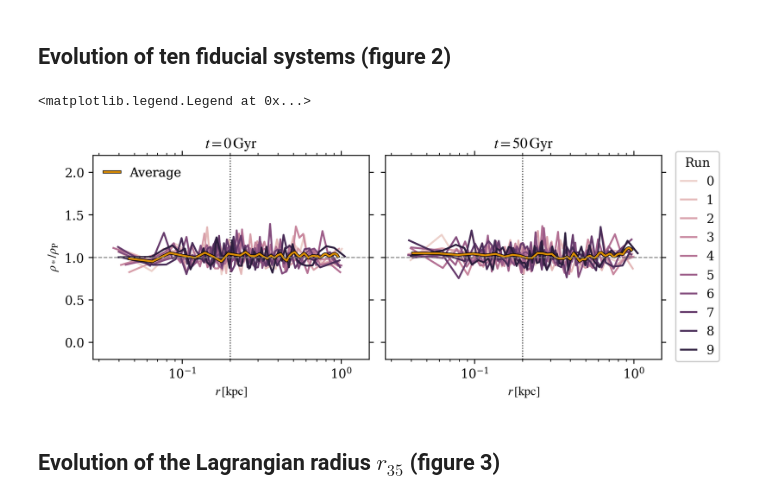
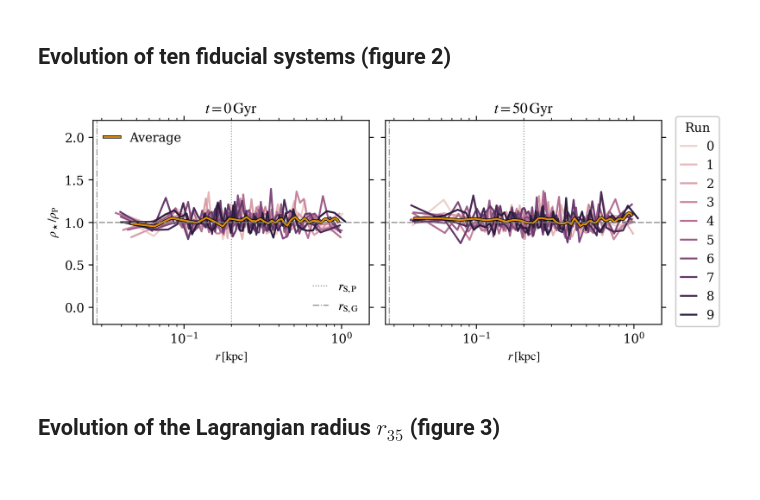
Before and after one commit to jennihak/stellar-cores-in-cuspy-halos, a Jupyter notebook: plotting/plotting.ipynb, the cells around one changed output. Saved outputs shown, nothing was run; the diff lists cells and outputs as text; code cells hidden in the pictures.

Commit message:
Update scripts and add figures

```diff
--- a/plotting/plotting.ipynb
+++ b/plotting/plotting.ipynb
@@ -325,9 +344,14 @@ fig, ax = plt.subplots(1, 2, figsize=(7, 3), sharey=True, sharex=True, layout='c
 axis_color = ax[0].spines["left"].get_edgecolor()
 axis_width = ax[0].spines["left"].get_linewidth()
 
-# Plummer scale radius
-for axis in ax:
-    axis.axvline(0.2, linestyle='dotted', linewidth=axis_width, color=axis_color)
+# Plummer scale radius and gravitational softening length
+for i, axis in enumerate(ax.flatten()):
+    if i == 0:
+        rP = axis.axvline(0.2, linestyle='dotted', color='grey', alpha=0.8, linewidth=axis_width, label=r'$r_\mathrm{S, P}$')
+        rG = axis.axvline(0.028, linestyle='dashdot', color='grey', alpha=0.8, linewidth=axis_width, label=r'$r_\mathrm{S, G}$')
+    else:
+        axis.axvline(0.2, linestyle='dotted', color='grey', alpha=0.8, linewidth=axis_width)
+        axis.axvline(0.028, linestyle='dashdot', color='grey', alpha=0.8, linewidth=axis_width)
 
 ### LEFT PANEL ###
 
@@ -364,6 +388,9 @@ ax[0].add_artist(ax0legend1)
 ax0legend2 = ax[0].legend(handles=avg2, framealpha=0, loc='upper left')
 ax[0].add_artist(ax0legend2)
 
+ax0legend3 = ax[0].legend(handles=[rP, rG], frameon=False, loc='lower right')
+ax[0].add_artist(ax0legend3)
+
 ### RIGHT PANEL ###
 
 file_pattern = f'../data/density_profiles/fiducial_*/stellar_density_fiducial_*_050Gyr_cut95_nbins50.txt'
@@ -380,38 +407,39 @@ for i, file in enumerate(file_list):
     plummer = P.density(radii)
     ratio = [x / y for x, y in zip(densities, plummer)]
 
     ax[1].plot(radii, ratio, color=cmap_fiducials[i], label=i)
 
 # Interpolate and calculate the average of all runs
 common_radius, avg_density = interpolate_and_average(all_radii, all_dens, n_points=50)
 
 result = np.column_stack([common_radius, avg_density])
 
 avg_ratio = [x / y for x, y in zip(avg_density, P.density(common_radius))]
 
 # Create a black outline for the average line
 avg1 = ax[1].plot(common_radius, avg_ratio, color='k', linewidth=2.5)
 avg2 = ax[1].plot(common_radius, avg_ratio, color=color_orange)
 
 # rho_* / rho_P = 1
 for axis in ax:
-    axis.axhline(1, linestyle='--', color='grey', linewidth=axis_width)
+    axis.axhline(1, linestyle=(2, (6, 2)), color='grey', linewidth=axis_width)
 
 ax[0].set_xscale('log')
 ax[0].set_ylim([-0.2, 2.2])
-ax[0].set_xlim([0.0275, 1.5])
-ax[0].set_ylabel(r'$\rho_* / \rho_\mathrm{P}$')
+ax[0].set_xlim([0.0265, 1.5])
+ax[0].set_ylabel(r'$\rho_\star / \rho_\mathrm{P}$')
 ax[0].set_xlabel(r'$r\,[\mathrm{kpc}]$')
 ax[0].set_title(r'$t=0\,\mathrm{Gyr}$')
 
 ax[1].set_xlabel(r'$r\,[\mathrm{kpc}]$')
 ax[1].set_title(r'$t = 50\,\mathrm{Gyr}$')
 
 handles, labels = ax[1].get_legend_handles_labels()
 fig.legend(handles, labels, title='Run', ncol=1, loc='center left', bbox_to_anchor=(1, 0.54))
+
+plt.savefig('./figures/fiducials', bbox_inches='tight')
 # %% [output]
-<matplotlib.legend.Legend at 0x...>
-[figure, old version]
+[figure, new version]
 # %% [markdown]
 ## Evolution of the Lagrangian radius $r_{35}$ (figure 3)
 # %%
```
Also changed, not shown: parts of 4 cells of this notebook, 6 other files.
